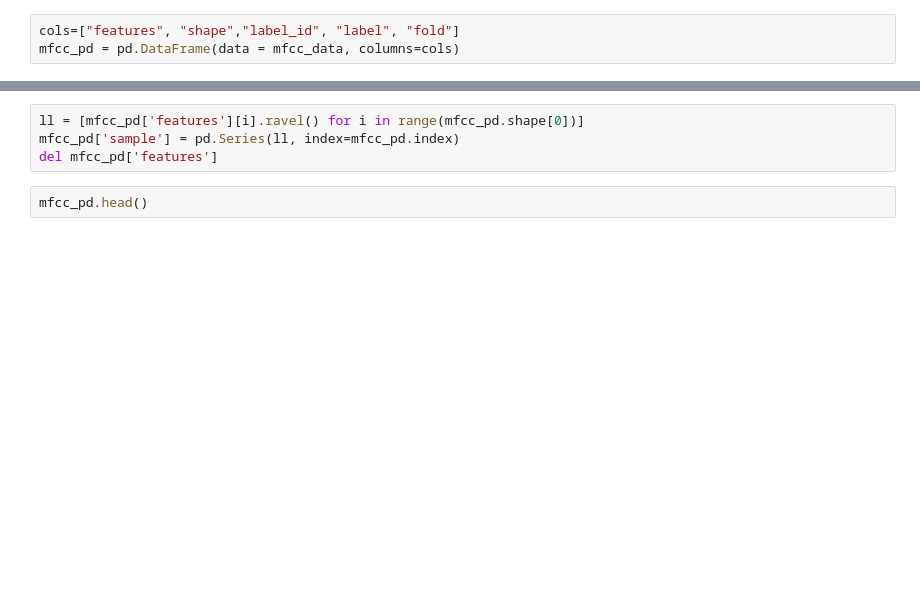
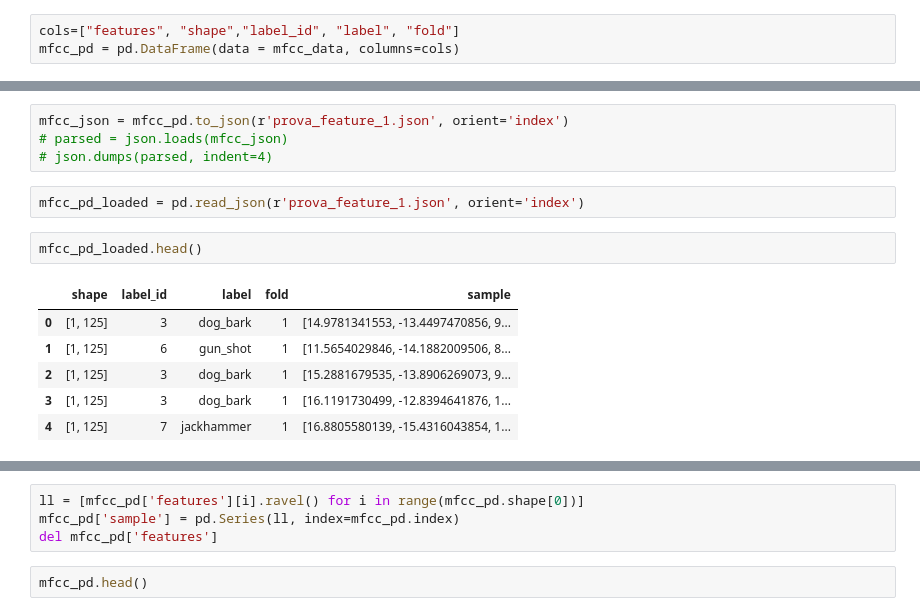
Before and after one commit to magiwanders/CMLS_HW1, a Jupyter notebook: 1_FeatureAnalysisAndComputation.ipynb, the cells around one changed output, grey strips where cells are left out. Drawn from its saved outputs; the diff is of its cells as text; blank space fills up the shorter version.

```diff
--- a/1_FeatureAnalysisAndComputation.ipynb
+++ b/1_FeatureAnalysisAndComputation.ipynb
@@ -159,3 +170,18 @@ mfcc_pd.head()
+# %%
+mfcc_json = mfcc_pd.to_json(r'prova_feature_1.json', orient='index')
+# parsed = json.loads(mfcc_json)
+# json.dumps(parsed, indent=4)
+# %%
+mfcc_pd_loaded = pd.read_json(r'prova_feature_1.json', orient='index')
+# %%
+mfcc_pd_loaded.head()
+# %% [output]
+|  | shape | label_id | label | fold | sample |
+| 0 | [1, 125] | 3 | dog_bark | 1 | [14.9781341553, -13.4497470856, 9... |
+| 1 | [1, 125] | 6 | gun_shot | 1 | [11.5654029846, -14.1882009506, 8... |
+| 2 | [1, 125] | 3 | dog_bark | 1 | [15.2881679535, -13.8906269073, 9... |
+| 3 | [1, 125] | 3 | dog_bark | 1 | [16.1191730499, -12.8394641876, 1... |
+| 4 | [1, 125] | 7 | jackhammer | 1 | [16.8805580139, -15.4316043854, 1... |
 # %%
 labels = set(mfcc_pd['label'])
 print(labels)
```
Also changed, not shown: parts of 7 cells of this notebook.
